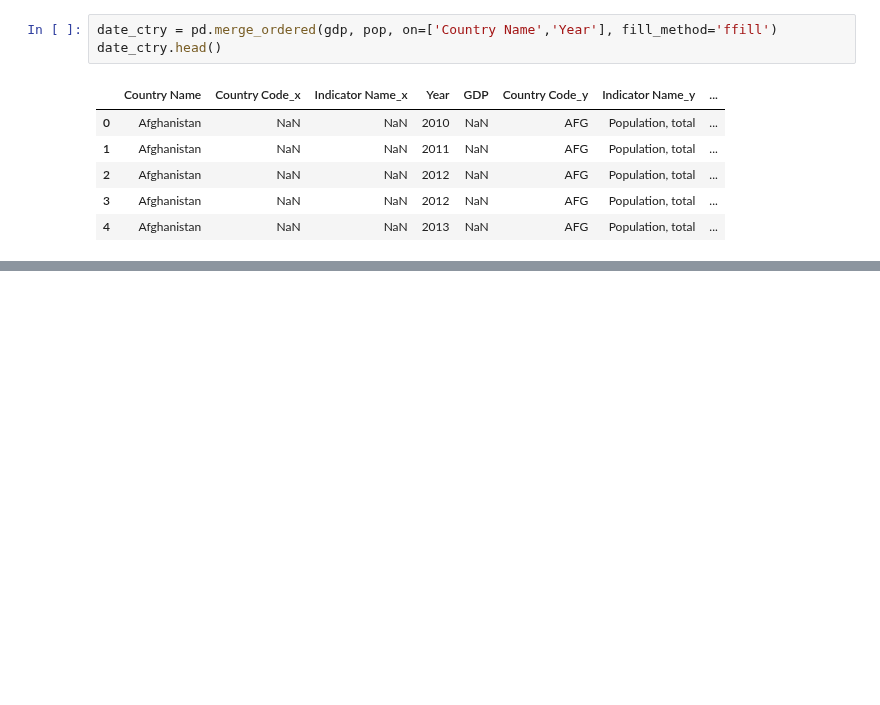
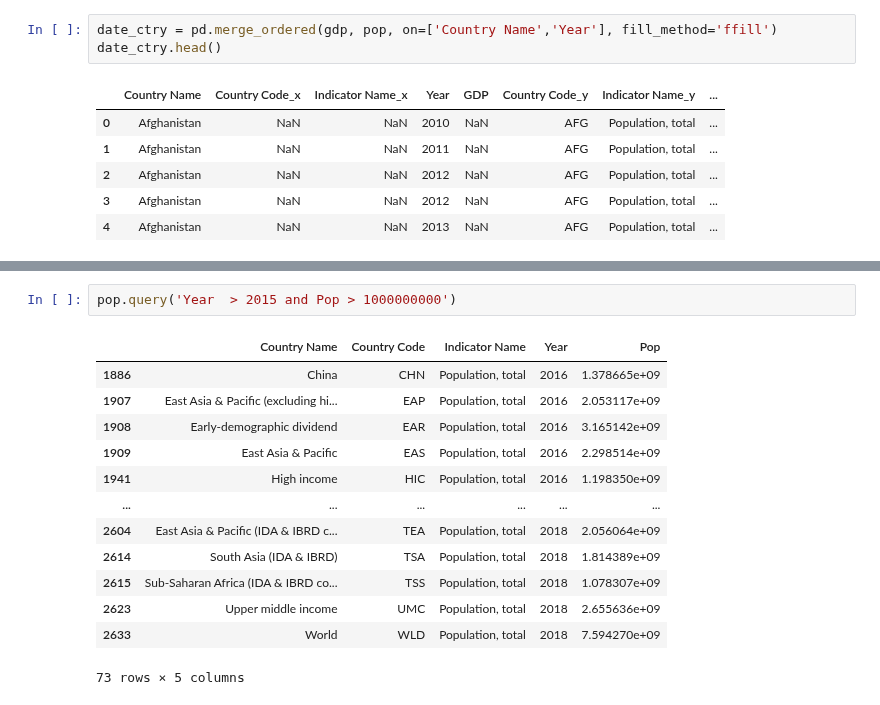
Before and after one commit to SyedaAnoosha/Data-Science-with-Python, a Jupyter notebook: Pandas Python/Joining Data/notebook2.ipynb, the cells around one changed output, grey strips where cells are left out. Drawn from its saved outputs; the diff is of its cells as text; blank space fills up the shorter version.

```diff
--- a/Pandas Python/Joining Data/notebook2.ipynb
+++ b/Pandas Python/Joining Data/notebook2.ipynb
@@ -75,0 +99,16 @@ date_ctry.head()
+# %%
+pop.query('Year  > 2015 and Pop > 1000000000')
+# %% [output]
+|  | Country Name | Country Code | Indicator Name | Year | Pop |
+| 1886 | China | CHN | Population, total | 2016 | 1.378665e+09 |
+| 1907 | East Asia & Pacific (excluding hi... | EAP | Population, total | 2016 | 2.053117e+09 |
+| 1908 | Early-demographic dividend | EAR | Population, total | 2016 | 3.165142e+09 |
+| 1909 | East Asia & Pacific | EAS | Population, total | 2016 | 2.298514e+09 |
+| 1941 | High income | HIC | Population, total | 2016 | 1.198350e+09 |
+| ... | ... | ... | ... | ... | ... |
+| 2604 | East Asia & Pacific (IDA & IBRD c... | TEA | Population, total | 2018 | 2.056064e+09 |
+| 2614 | South Asia (IDA & IBRD) | TSA | Population, total | 2018 | 1.814389e+09 |
+| 2615 | Sub-Saharan Africa (IDA & IBRD co... | TSS | Population, total | 2018 | 1.078307e+09 |
+| 2623 | Upper middle income | UMC | Population, total | 2018 | 2.655636e+09 |
+| 2633 | World | WLD | Population, total | 2018 | 7.594270e+09 |
+73 rows × 5 columns
```
Also changed, not shown: parts of 10 cells of this notebook.
